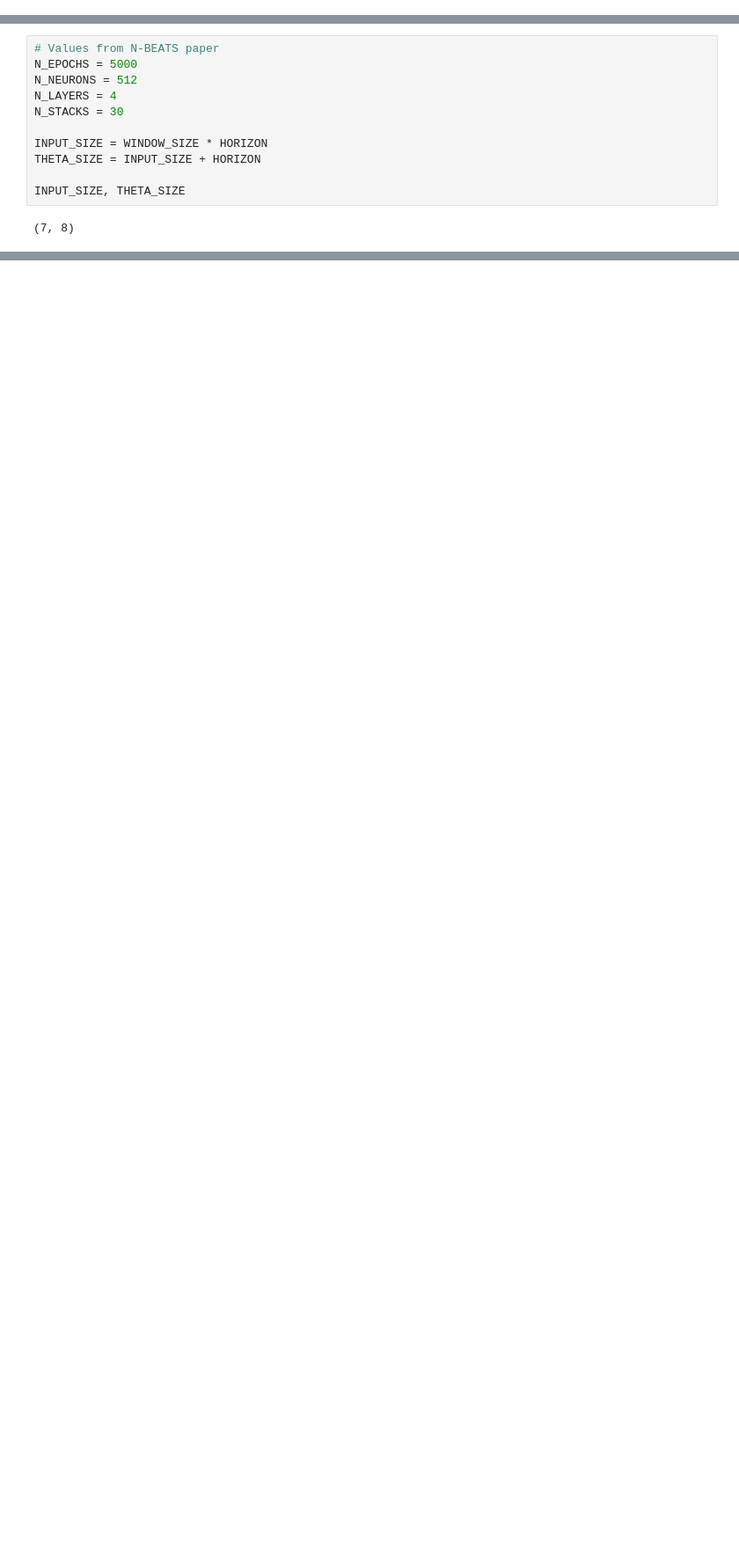
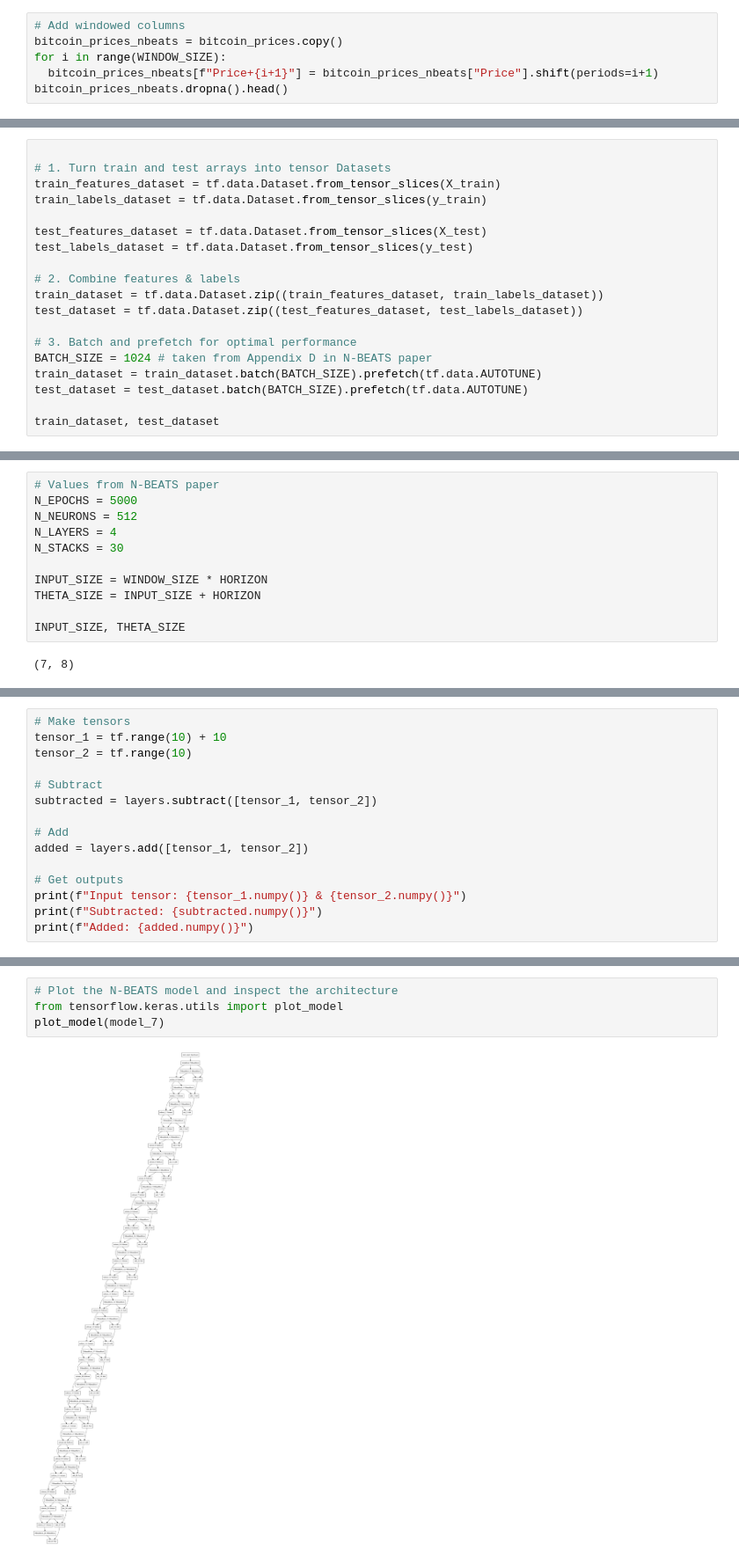
Before and after one commit to rcortezk9/tensorflow_lessons, a Jupyter notebook: 10_time_series_forecasing_with_tensorflow_video.ipynb, the cells around one changed output, grey strips where cells are left out. Shown at 88% size. Cells and saved outputs as stored; diff of their text form; blank space fills up the shorter version.

```diff
--- a/10_time_series_forecasing_with_tensorflow_video.ipynb
+++ b/10_time_series_forecasing_with_tensorflow_video.ipynb
@@ -1744,0 +1683,6 @@ The N-BEATS algorithm has a fair few number of parameters, many of them can be f
+# %%
+# Add windowed columns
+bitcoin_prices_nbeats = bitcoin_prices.copy()
+for i in range(WINDOW_SIZE):
+  bitcoin_prices_nbeats[f"Price+{i+1}"] = bitcoin_prices_nbeats["Price"].shift(periods=i+1)
+bitcoin_prices_nbeats.dropna().head()
@@ -1744,0 +1709,19 @@ The N-BEATS algorithm has a fair few number of parameters, many of them can be f
+# %%
+
+# 1. Turn train and test arrays into tensor Datasets
+train_features_dataset = tf.data.Dataset.from_tensor_slices(X_train)
+train_labels_dataset = tf.data.Dataset.from_tensor_slices(y_train)
+
+test_features_dataset = tf.data.Dataset.from_tensor_slices(X_test)
+test_labels_dataset = tf.data.Dataset.from_tensor_slices(y_test)
+
+# 2. Combine features & labels
+train_dataset = tf.data.Dataset.zip((train_features_dataset, train_labels_dataset))
+test_dataset = tf.data.Dataset.zip((test_features_dataset, test_labels_dataset))
+
+# 3. Batch and prefetch for optimal performance
+BATCH_SIZE = 1024 # taken from Appendix D in N-BEATS paper
+train_dataset = train_dataset.batch(BATCH_SIZE).prefetch(tf.data.AUTOTUNE)
+test_dataset = test_dataset.batch(BATCH_SIZE).prefetch(tf.data.AUTOTUNE)
+
+train_dataset, test_dataset
@@ -1757,0 +1754,15 @@ INPUT_SIZE, THETA_SIZE
+# %%
+# Make tensors
+tensor_1 = tf.range(10) + 10
+tensor_2 = tf.range(10)
+
+# Subtract
+subtracted = layers.subtract([tensor_1, tensor_2])
+
+# Add
+added = layers.add([tensor_1, tensor_2])
+
+# Get outputs
+print(f"Input tensor: {tensor_1.numpy()} & {tensor_2.numpy()}")
+print(f"Subtracted: {subtracted.numpy()}")
+print(f"Added: {added.numpy()}")
@@ -1757,0 +1892,6 @@ INPUT_SIZE, THETA_SIZE
+# %%
+# Plot the N-BEATS model and inspect the architecture
+from tensorflow.keras.utils import plot_model
+plot_model(model_7)
+# %% [output]
+[figure, added]
```
Also changed, not shown: parts of 46 cells of this notebook.
